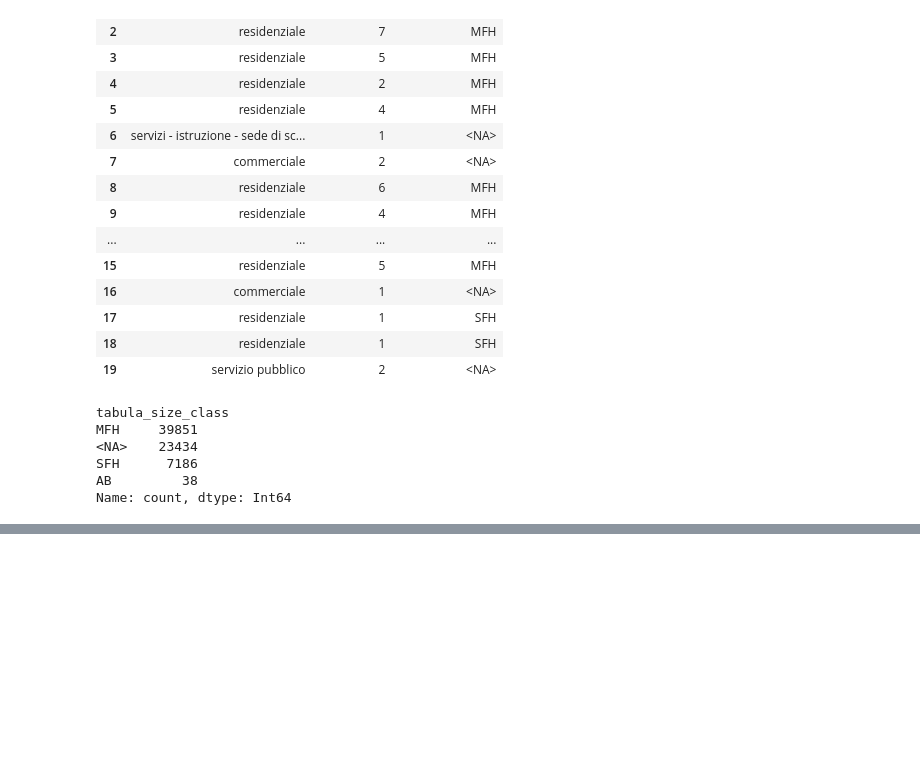
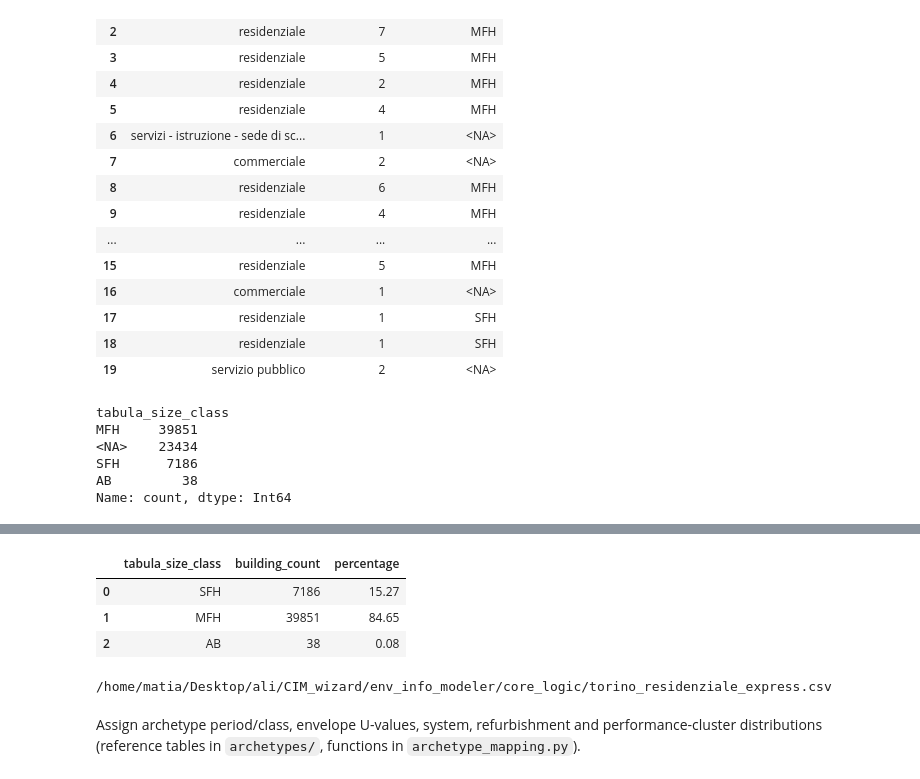
Before and after one commit to energycenterlab/CIM_wizard, a Jupyter notebook: env_info_modeler/core_logic/env_gdf.ipynb, the cells around one changed output, grey strips where cells are left out. Drawn from its saved outputs; the diff is of its cells as text; code cells hidden in the pictures; blank space fills up the shorter version.

Commit message:
episcope distribution for each factor added and mapped to buildings

```diff
--- a/env_info_modeler/core_logic/env_gdf.ipynb
+++ b/env_info_modeler/core_logic/env_gdf.ipynb
@@ -976,3 +976,11 @@ AB         38
 Name: count, dtype: Int64
 # %%
 torino_express["tabula_size_class_method"] = "episcope"
+# %%
+torino_residenziale_express = torino_express[
+    (torino_express["tabula_size_class"] == "AB") |
+    (torino_express["tabula_size_class"] == "MFH") |
+    (torino_express["tabula_size_class"] == "SFH")
+]
+
+torino_residenziale_express.head(4)
@@ -978,0 +993,41 @@ torino_express["tabula_size_class_method"] = "episcope"
+# %%
+tabula_size_counts = (
+    torino_residenziale_express["tabula_size_class"]
+    .value_counts()
+    .reindex(["SFH", "MFH", "AB"], fill_value=0)
+    .rename_axis("tabula_size_class")
+    .reset_index(name="building_count")
+)
+
+tabula_size_counts["percentage"] = (
+    tabula_size_counts["building_count"]
+    / tabula_size_counts["building_count"].sum()
+    * 100
+).round(2)
+
+tabula_size_counts
+# %% [output]
+|  | tabula_size_class | building_count | percentage |
+| 0 | SFH | 7186 | 15.27 |
+| 1 | MFH | 39851 | 84.65 |
+| 2 | AB | 38 | 0.08 |
+# %%
+from pathlib import Path
+
+output_directory = Path.cwd()
+
+buildings_path = (
+    output_directory
+    / "torino_residenziale_express.csv"
+)
+
+torino_residenziale_express.to_csv(
+    buildings_path,
+    index=False,
+)
+
+print(buildings_path)
+# %% [output]
+/home/matia/Desktop/ali/CIM_wizard/env_info_modeler/core_logic/torino_residenziale_express.csv
+# %% [markdown]
+Assign archetype period/class, envelope U-values, system, refurbishment and performance-cluster distributions (reference tables in `archetypes/`, functions in `archetype_mapping.py`).
```
Also changed, not shown: parts of 2 cells of this notebook, 9 other files.
